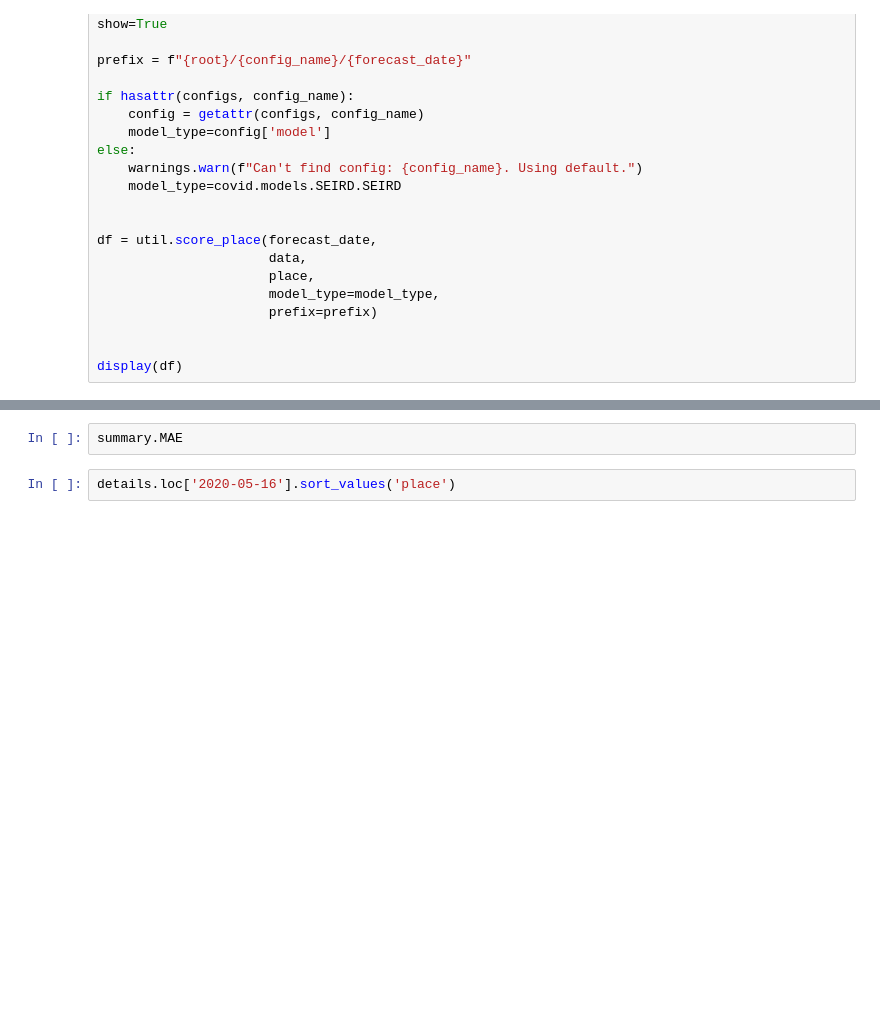
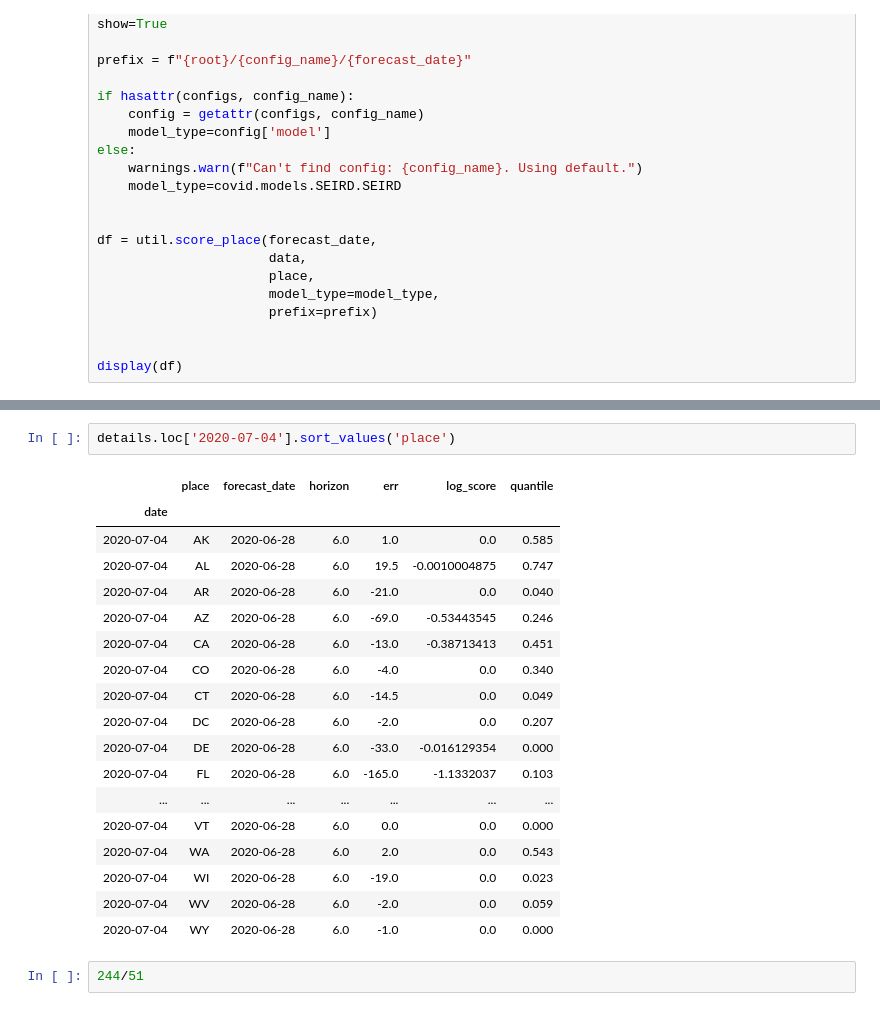
Before and after one commit to dsheldon/covid, a Jupyter notebook: scripts/Validation.ipynb, the cells around one changed output, grey strips where cells are left out. Cells and saved outputs as stored; diff of their text form; blank space fills up the shorter version.

```diff
--- a/scripts/Validation.ipynb
+++ b/scripts/Validation.ipynb
@@ -209,4 +131,23 @@ date
-# %%
-summary.MAE
 # %%
-details.loc['2020-05-16'].sort_values('place')
+details.loc['2020-07-04'].sort_values('place')
+# %% [output]
+|  | place | forecast_date | horizon | err | log_score | quantile |
+| date |  |  |  |  |  |  |
+| 2020-07-04 | AK | 2020-06-28 | 6.0 | 1.0 | 0.0 | 0.585 |
+| 2020-07-04 | AL | 2020-06-28 | 6.0 | 19.5 | -0.0010004875 | 0.747 |
+| 2020-07-04 | AR | 2020-06-28 | 6.0 | -21.0 | 0.0 | 0.040 |
+| 2020-07-04 | AZ | 2020-06-28 | 6.0 | -69.0 | -0.53443545 | 0.246 |
+| 2020-07-04 | CA | 2020-06-28 | 6.0 | -13.0 | -0.38713413 | 0.451 |
+| 2020-07-04 | CO | 2020-06-28 | 6.0 | -4.0 | 0.0 | 0.340 |
+| 2020-07-04 | CT | 2020-06-28 | 6.0 | -14.5 | 0.0 | 0.049 |
+| 2020-07-04 | DC | 2020-06-28 | 6.0 | -2.0 | 0.0 | 0.207 |
+| 2020-07-04 | DE | 2020-06-28 | 6.0 | -33.0 | -0.016129354 | 0.000 |
+| 2020-07-04 | FL | 2020-06-28 | 6.0 | -165.0 | -1.1332037 | 0.103 |
+| ... | ... | ... | ... | ... | ... | ... |
+| 2020-07-04 | VT | 2020-06-28 | 6.0 | 0.0 | 0.0 | 0.000 |
+| 2020-07-04 | WA | 2020-06-28 | 6.0 | 2.0 | 0.0 | 0.543 |
+| 2020-07-04 | WI | 2020-06-28 | 6.0 | -19.0 | 0.0 | 0.023 |
+| 2020-07-04 | WV | 2020-06-28 | 6.0 | -2.0 | 0.0 | 0.059 |
+| 2020-07-04 | WY | 2020-06-28 | 6.0 | -1.0 | 0.0 | 0.000 |
+# %%
+244/51
```
Also changed, not shown: parts of 1 cell of this notebook, 2 other files.
